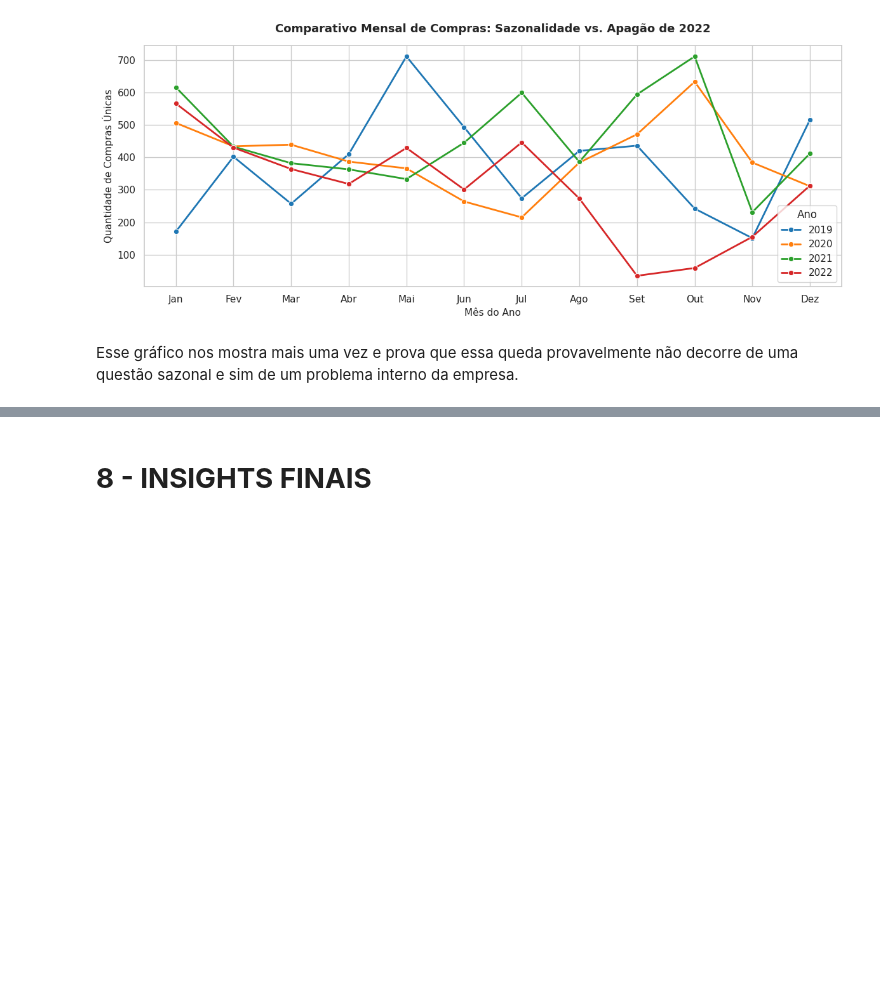
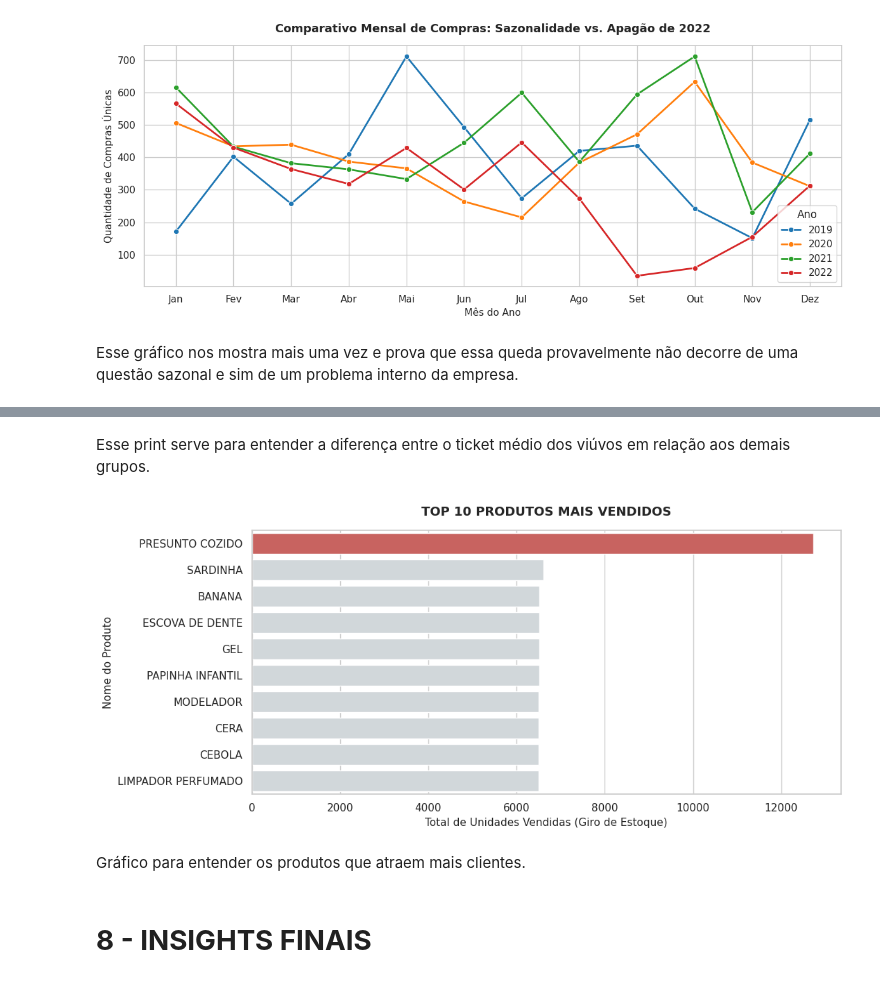
Before and after one commit to KrathK9722/Analise-de-Dados-Python-Projeto-Avaliativo-M1W07, a Jupyter notebook: ARQUIVOS/Analise_Google_COLAB.ipynb, the cells around one changed output, grey strips where cells are left out. Cells and saved outputs as stored; diff of their text form; code cells hidden in the pictures; blank space fills up the shorter version.

```diff
--- a/ARQUIVOS/Analise_Google_COLAB.ipynb
+++ b/ARQUIVOS/Analise_Google_COLAB.ipynb
@@ -790,2 +884,31 @@ Esse gráfico nos mostra mais uma vez e prova que essa queda provavelmente não
+# %% [markdown]
+Esse print serve para entender a diferença entre o ticket médio dos viúvos em relação aos demais grupos.
+# %%
+import matplotlib.pyplot as plt
+import seaborn as sns
+
+plt.figure(figsize=(11, 5))
+
+# Destaque do TOP 1
+cores_destaque = ['#d9534f' if i == 0 else '#cfd8dc' for i in range(10)]
+
+sns.barplot(
+    data=top_10_produtos,
+    x='QUANTIDADE_VENDIDA',
+    y='PRODUTOS',
+    hue='PRODUTOS',
+    palette=cores_destaque,
+    legend=False
+)
+
+plt.title('TOP 10 PRODUTOS MAIS VENDIDOS', fontsize=13, fontweight='bold', pad=15)
+plt.xlabel('Total de Unidades Vendidas (Giro de Estoque)', fontsize=11)
+plt.ylabel('Nome do Produto', fontsize=11)
+plt.tight_layout()
+plt.show()
+# %% [output]
+[figure, added]
+# %% [markdown]
+Gráfico para entender os produtos que atraem mais clientes.
 # %% [markdown]
 # **8 - INSIGHTS FINAIS**
```
Also changed, not shown: parts of 11 cells of this notebook.
